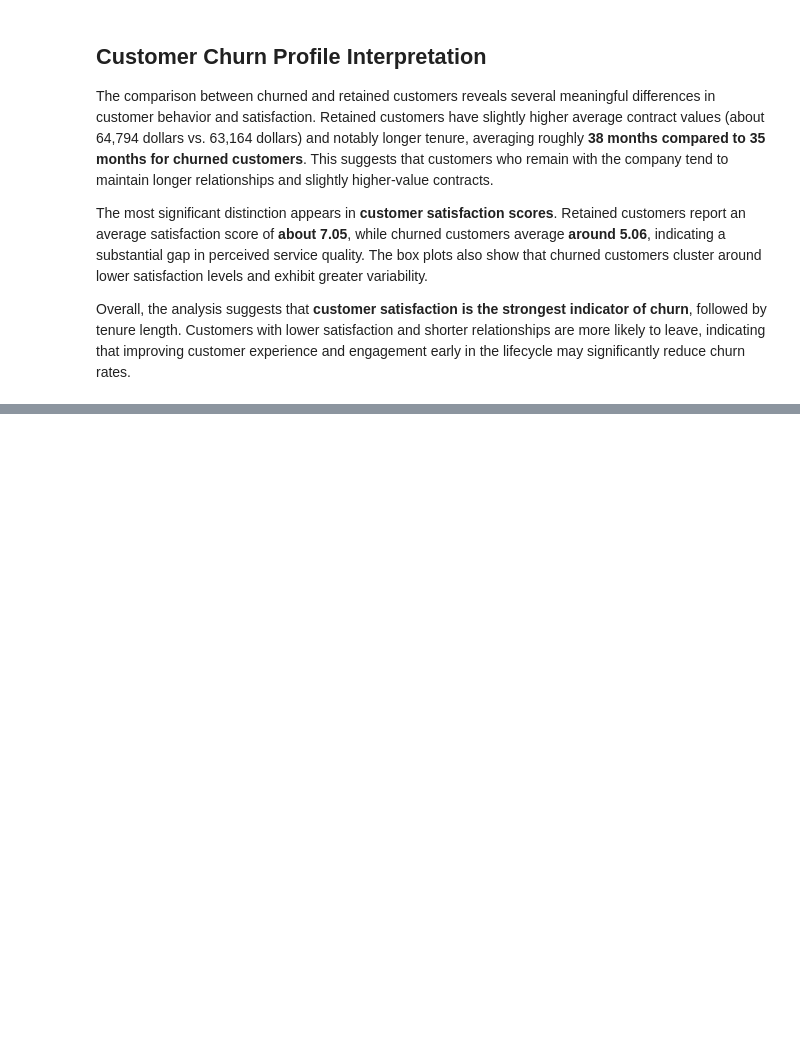
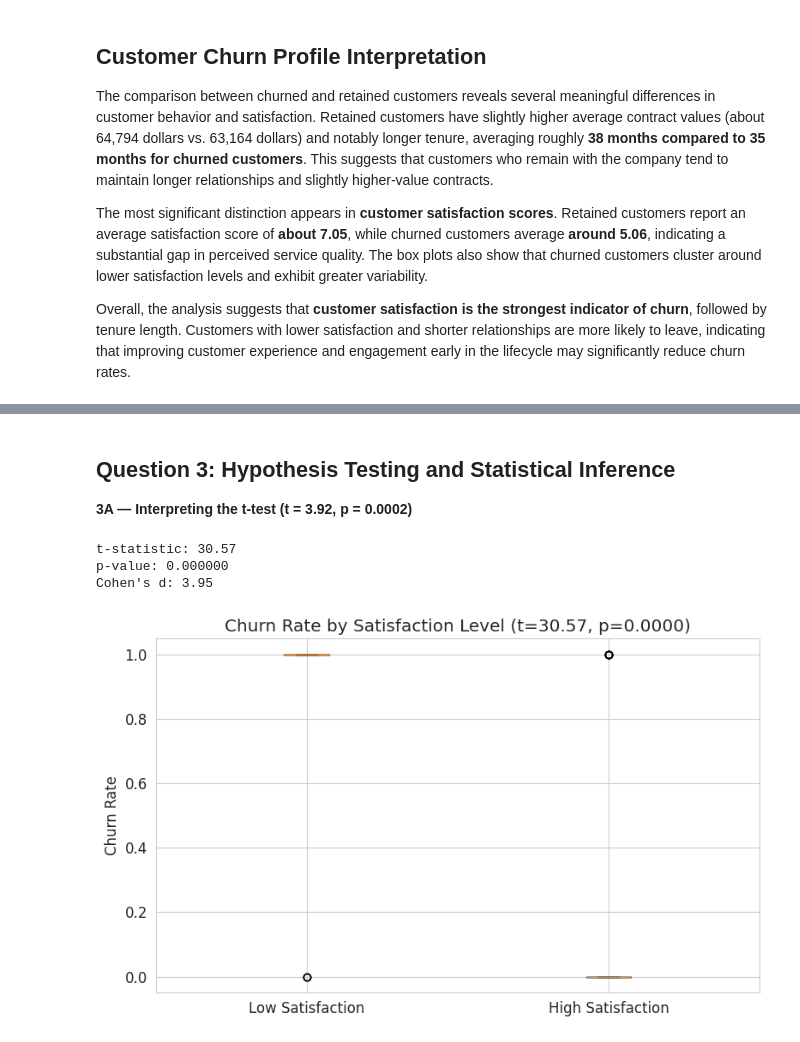
Before and after one commit to hawa1983/MG-628, a Jupyter notebook: Midterm_Regression_Project.ipynb, the cells around one changed output, grey strips where cells are left out. Cells and saved outputs as stored; diff of their text form; code cells hidden in the pictures; blank space fills up the shorter version.

```diff
--- a/Midterm_Regression_Project.ipynb
+++ b/Midterm_Regression_Project.ipynb
@@ -757,0 +989,52 @@ Overall, the analysis suggests that **customer satisfaction is the strongest ind
+# %% [markdown]
+## **Question 3: Hypothesis Testing and Statistical Inference**
+
+**3A — Interpreting the t-test (t = 3.92, p = 0.0002)**
+# %%
+from scipy import stats
+import numpy as np
+import matplotlib.pyplot as plt
+
+# Create numeric churn variable
+customers_df['churn_rate'] = (customers_df['Churn_Status'] == 'Churned').astype(int)
+
+# Define satisfaction groups
+high_sat = customers_df[customers_df['Satisfaction_Score'] >= 7]['churn_rate']
+low_sat  = customers_df[customers_df['Satisfaction_Score'] <= 5]['churn_rate']
+
+# ── Step 1: T-test ──
+t_stat, p_val = stats.ttest_ind(low_sat, high_sat, equal_var=False)
+
+print(f"t-statistic: {t_stat:.2f}")
+print(f"p-value: {p_val:.6f}")
+
+# ── Step 2: Cohen's d ──
+def cohens_d(group1, group2):
+    n1, n2 = len(group1), len(group2)
+    s1 = group1.std(ddof=1)
+    s2 = group2.std(ddof=1)
+
+    pooled_std = np.sqrt(((n1-1)*s1**2 + (n2-1)*s2**2) / (n1+n2-2))
+    return (group1.mean() - group2.mean()) / pooled_std
+
+d = cohens_d(low_sat, high_sat)
+
+print(f"Cohen's d: {d:.2f}")
+
+# ── Step 3: Visualization ──
+plt.figure(figsize=(8,5))
+
+plt.boxplot([low_sat, high_sat],
+            labels=['Low Satisfaction', 'High Satisfaction'])
+
+plt.title(f'Churn Rate by Satisfaction Level (t={t_stat:.2f}, p={p_val:.4f})')
+plt.ylabel('Churn Rate')
+
+plt.tight_layout()
+plt.savefig('q3a_ttest.png', dpi=150)
+plt.show()
+# %% [output]
+t-statistic: 30.57
+p-value: 0.000000
+Cohen's d: 3.95
+[figure, added]
```
Also changed, not shown: parts of 19 cells of this notebook.
